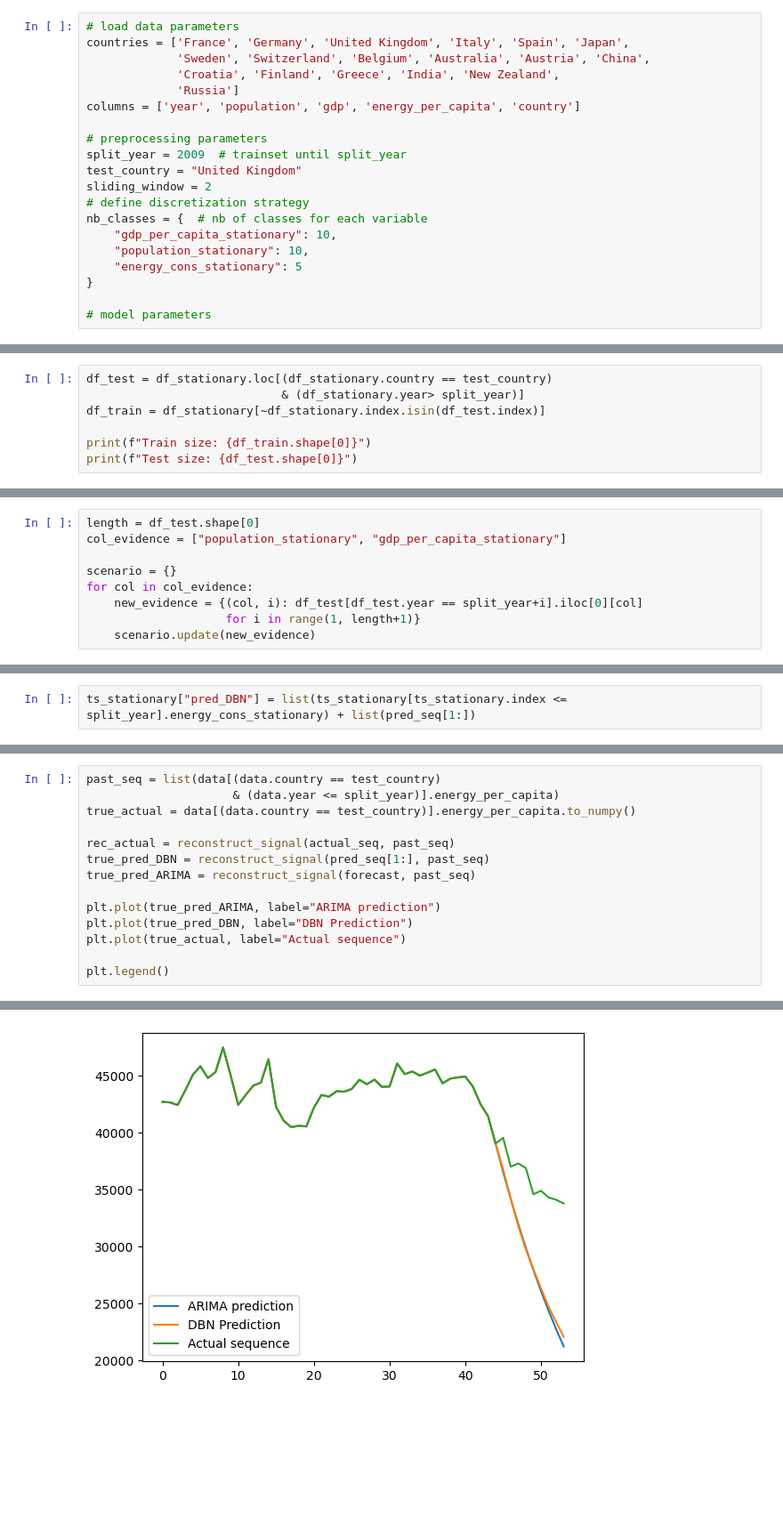
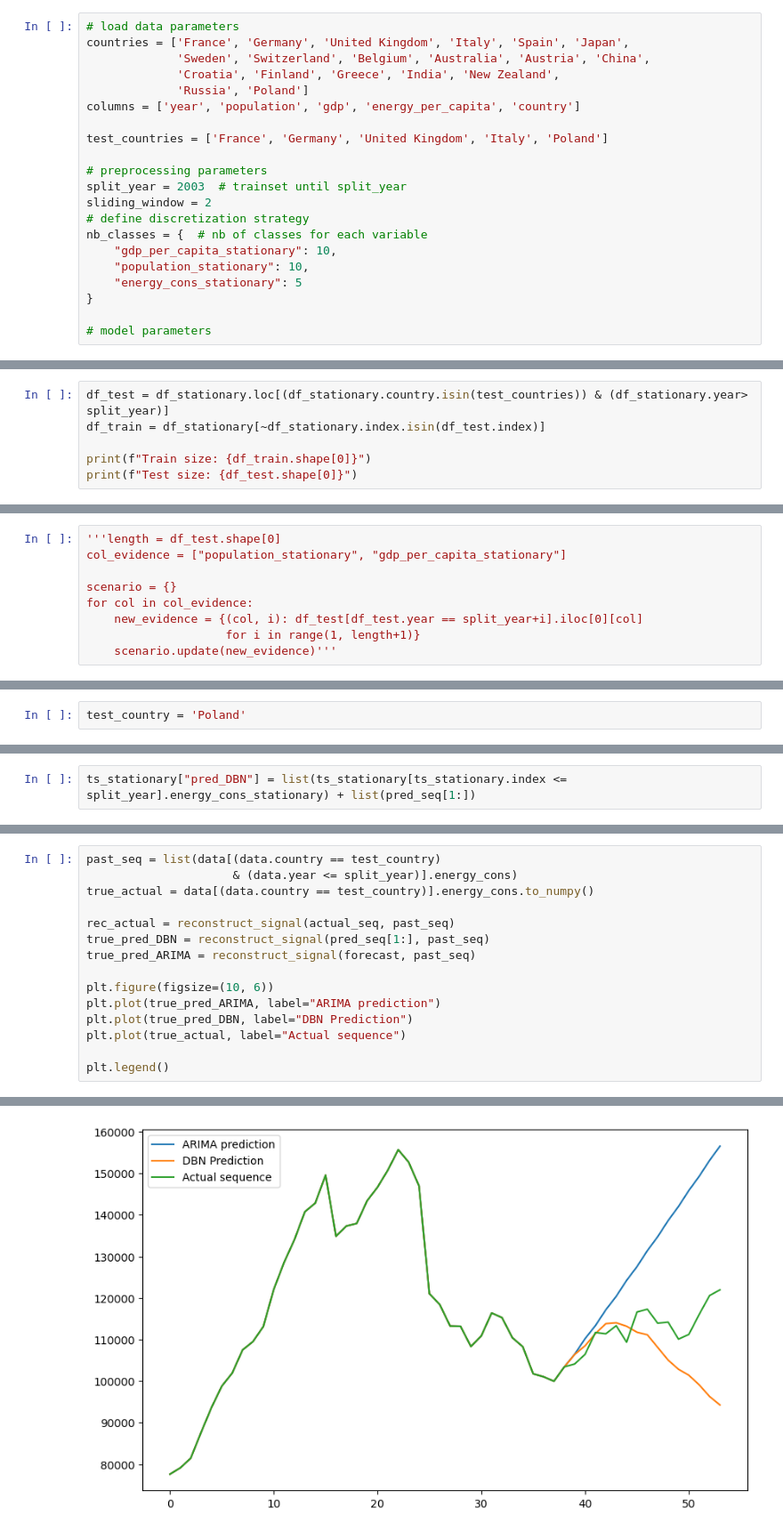
Before and after one commit to MehdiEK/BayesianNet4TimeSeries, a Jupyter notebook: DDBN_scenarios.ipynb, the cells around one changed output, grey strips where cells are left out. Shown at 89% size. Cells and saved outputs as stored; diff of their text form; blank space fills up the shorter version.

```diff
--- a/DDBN_scenarios.ipynb
+++ b/DDBN_scenarios.ipynb
@@ -18,12 +18,13 @@ from models.model_v0 import DumbDiscretizer, pgmpy_friendly_transformer, CustomD
 countries = ['France', 'Germany', 'United Kingdom', 'Italy', 'Spain', 'Japan',
              'Sweden', 'Switzerland', 'Belgium', 'Australia', 'Austria', 'China',
              'Croatia', 'Finland', 'Greece', 'India', 'New Zealand',
-             'Russia']
+             'Russia', 'Poland']
 columns = ['year', 'population', 'gdp', 'energy_per_capita', 'country']
 
+test_countries = ['France', 'Germany', 'United Kingdom', 'Italy', 'Poland']
+
 # preprocessing parameters
-split_year = 2009  # trainset until split_year
-test_country = "United Kingdom"
+split_year = 2003  # trainset until split_year
 sliding_window = 2
 # define discretization strategy
 nb_classes = {  # nb of classes for each variable
@@ -162,8 +179,7 @@ df_stationary[df_stationary.isna()].shape[0]
 # %% [markdown]
 ### Train-Test split
 # %%
-df_test = df_stationary.loc[(df_stationary.country == test_country)
-                            & (df_stationary.year> split_year)]
+df_test = df_stationary.loc[(df_stationary.country.isin(test_countries)) & (df_stationary.year> split_year)]
 df_train = df_stationary[~df_stationary.index.isin(df_test.index)]
 
 print(f"Train size: {df_train.shape[0]}")
@@ -302,11 +319,11 @@ dbn.fit(df_pgmpy.drop("country", axis=1))
 # %% [markdown]
 ### Scenarios
 # %%
-length = df_test.shape[0]
+'''length = df_test.shape[0]
 col_evidence = ["population_stationary", "gdp_per_capita_stationary"]
 
 scenario = {}
 for col in col_evidence:
     new_evidence = {(col, i): df_test[df_test.year == split_year+i].iloc[0][col]
                     for i in range(1, length+1)}
-    scenario.update(new_evidence)
+    scenario.update(new_evidence)'''
@@ -381,3 +405,5 @@ Pred seq:  [0.0, -0.01231416293707306, -0.0013490008449703935, 0.006643251018259
+# %%
+test_country = 'Poland'
 # %%
 # get sequences for comparison
 past_seq = df_stationary[(df_stationary.country == test_country)
@@ -489,17 +515,18 @@ plt.show()
 # %%
 past_seq = list(data[(data.country == test_country)
-                     & (data.year <= split_year)].energy_per_capita)
-true_actual = data[(data.country == test_country)].energy_per_capita.to_numpy()
+                     & (data.year <= split_year)].energy_cons)
+true_actual = data[(data.country == test_country)].energy_cons.to_numpy()
 
 rec_actual = reconstruct_signal(actual_seq, past_seq)
 true_pred_DBN = reconstruct_signal(pred_seq[1:], past_seq)
 true_pred_ARIMA = reconstruct_signal(forecast, past_seq)
 
+plt.figure(figsize=(10, 6))
 plt.plot(true_pred_ARIMA, label="ARIMA prediction")
 plt.plot(true_pred_DBN, label="DBN Prediction")
 plt.plot(true_actual, label="Actual sequence")
 
 plt.legend()
 # %% [output]
 <matplotlib.legend.Legend at 0x...>
-[figure, old version]
+[figure, new version]
```
Also changed, not shown: parts of 22 cells of this notebook.
